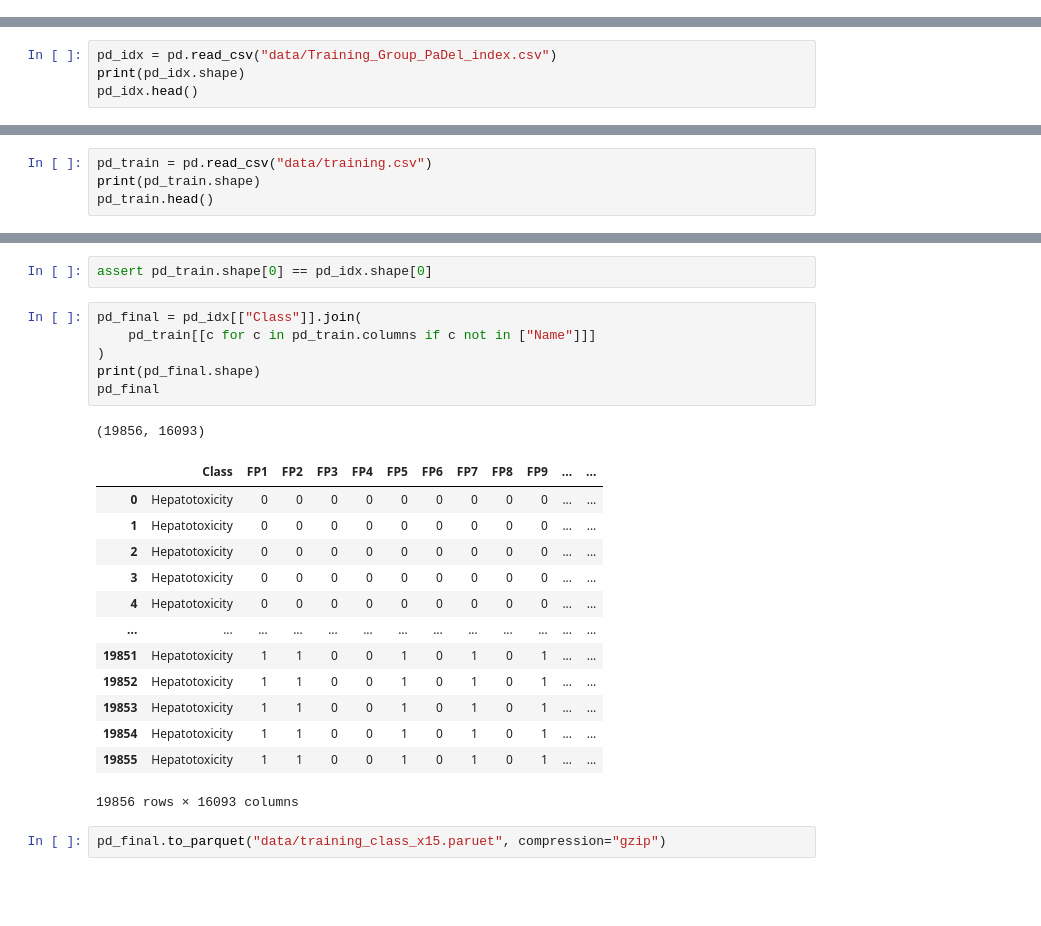
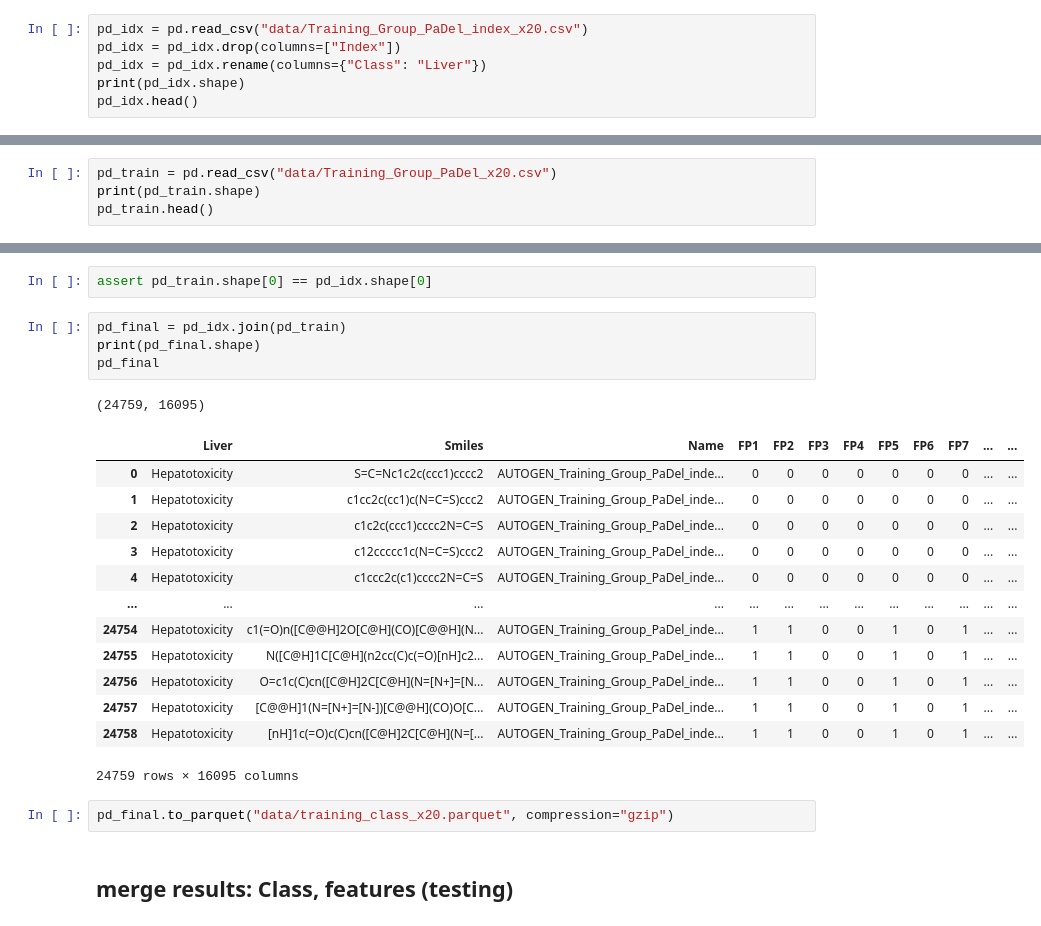
Before and after one commit to ongxuanhong/dili-drug-liver-interaction, a Jupyter notebook: 01.1_molecular.ipynb, the cells around one changed output, grey strips where cells are left out. Saved outputs shown, nothing was run; the diff lists cells and outputs as text; blank space fills up the shorter version.

Commit message:
Generate augmented data

```diff
--- a/01.1_molecular.ipynb
+++ b/01.1_molecular.ipynb
@@ -441,0 +467,6 @@ pd_data_train_augmented["Smiles"].to_csv(
+# %%
+pd_idx = pd.read_csv("data/Training_Group_PaDel_index_x20.csv")
+pd_idx = pd_idx.drop(columns=["Index"])
+pd_idx = pd_idx.rename(columns={"Class": "Liver"})
+print(pd_idx.shape)
+pd_idx.head()
@@ -442,5 +481,5 @@ pd_data_train_augmented["Smiles"].to_csv(
 # %%
-pd_idx = pd.read_csv("data/Training_Group_PaDel_index.csv")
-print(pd_idx.shape)
-pd_idx.head()
+pd_train = pd.read_csv("data/Training_Group_PaDel_x20.csv")
+print(pd_train.shape)
+pd_train.head()
 # %% [output]
@@ -454,4 +493,0 @@ pd_idx.head()
-# %%
-pd_train = pd.read_csv("data/training.csv")
-print(pd_train.shape)
-pd_train.head()
@@ -467,25 +494,25 @@ pd_train.head()
 # %%
 assert pd_train.shape[0] == pd_idx.shape[0]
 # %%
-pd_final = pd_idx[["Class"]].join(
-    pd_train[[c for c in pd_train.columns if c not in ["Name"]]]
-)
+pd_final = pd_idx.join(pd_train)
 print(pd_final.shape)
 pd_final
 # %% [output]
-(19856, 16093)
+(24759, 16095)
-|  | Class | FP1 | FP2 | FP3 | FP4 | FP5 | FP6 | FP7 | FP8 | FP9 | ... | ... |
-| 0 | Hepatotoxicity | 0 | 0 | 0 | 0 | 0 | 0 | 0 | 0 | 0 | ... | ... |
-| 1 | Hepatotoxicity | 0 | 0 | 0 | 0 | 0 | 0 | 0 | 0 | 0 | ... | ... |
-| 2 | Hepatotoxicity | 0 | 0 | 0 | 0 | 0 | 0 | 0 | 0 | 0 | ... | ... |
-| 3 | Hepatotoxicity | 0 | 0 | 0 | 0 | 0 | 0 | 0 | 0 | 0 | ... | ... |
-| 4 | Hepatotoxicity | 0 | 0 | 0 | 0 | 0 | 0 | 0 | 0 | 0 | ... | ... |
+|  | Liver | Smiles | Name | FP1 | FP2 | FP3 | FP4 | FP5 | FP6 | FP7 | ... | ... |
+| 0 | Hepatotoxicity | S=C=Nc1c2c(ccc1)cccc2 | AUTOGEN_Training_Group_PaDel_inde... | 0 | 0 | 0 | 0 | 0 | 0 | 0 | ... | ... |
+| 1 | Hepatotoxicity | c1cc2c(cc1)c(N=C=S)ccc2 | AUTOGEN_Training_Group_PaDel_inde... | 0 | 0 | 0 | 0 | 0 | 0 | 0 | ... | ... |
+| 2 | Hepatotoxicity | c1c2c(ccc1)cccc2N=C=S | AUTOGEN_Training_Group_PaDel_inde... | 0 | 0 | 0 | 0 | 0 | 0 | 0 | ... | ... |
+| 3 | Hepatotoxicity | c12ccccc1c(N=C=S)ccc2 | AUTOGEN_Training_Group_PaDel_inde... | 0 | 0 | 0 | 0 | 0 | 0 | 0 | ... | ... |
+| 4 | Hepatotoxicity | c1ccc2c(c1)cccc2N=C=S | AUTOGEN_Training_Group_PaDel_inde... | 0 | 0 | 0 | 0 | 0 | 0 | 0 | ... | ... |
 | ... | ... | ... | ... | ... | ... | ... | ... | ... | ... | ... | ... | ... |
-| 19851 | Hepatotoxicity | 1 | 1 | 0 | 0 | 1 | 0 | 1 | 0 | 1 | ... | ... |
-| 19852 | Hepatotoxicity | 1 | 1 | 0 | 0 | 1 | 0 | 1 | 0 | 1 | ... | ... |
-| 19853 | Hepatotoxicity | 1 | 1 | 0 | 0 | 1 | 0 | 1 | 0 | 1 | ... | ... |
-| 19854 | Hepatotoxicity | 1 | 1 | 0 | 0 | 1 | 0 | 1 | 0 | 1 | ... | ... |
-| 19855 | Hepatotoxicity | 1 | 1 | 0 | 0 | 1 | 0 | 1 | 0 | 1 | ... | ... |
+| 24754 | Hepatotoxicity | c1(=O)n([C@@H]2O[C@H](CO)[C@@H](N... | AUTOGEN_Training_Group_PaDel_inde... | 1 | 1 | 0 | 0 | 1 | 0 | 1 | ... | ... |
+| 24755 | Hepatotoxicity | N([C@H]1C[C@H](n2cc(C)c(=O)[nH]c2... | AUTOGEN_Training_Group_PaDel_inde... | 1 | 1 | 0 | 0 | 1 | 0 | 1 | ... | ... |
+| 24756 | Hepatotoxicity | O=c1c(C)cn([C@H]2C[C@H](N=[N+]=[N... | AUTOGEN_Training_Group_PaDel_inde... | 1 | 1 | 0 | 0 | 1 | 0 | 1 | ... | ... |
+| 24757 | Hepatotoxicity | [C@@H]1(N=[N+]=[N-])[C@@H](CO)O[C... | AUTOGEN_Training_Group_PaDel_inde... | 1 | 1 | 0 | 0 | 1 | 0 | 1 | ... | ... |
+| 24758 | Hepatotoxicity | [nH]1c(=O)c(C)cn([C@H]2C[C@H](N=[... | AUTOGEN_Training_Group_PaDel_inde... | 1 | 1 | 0 | 0 | 1 | 0 | 1 | ... | ... |
-19856 rows × 16093 columns
+24759 rows × 16095 columns
 # %%
-pd_final.to_parquet("data/training_class_x15.paruet", compression="gzip")
+pd_final.to_parquet("data/training_class_x20.parquet", compression="gzip")
+# %% [markdown]
+## merge results: Class, features (testing)
```
Also changed, not shown: parts of 14 cells of this notebook, 7 other files.
